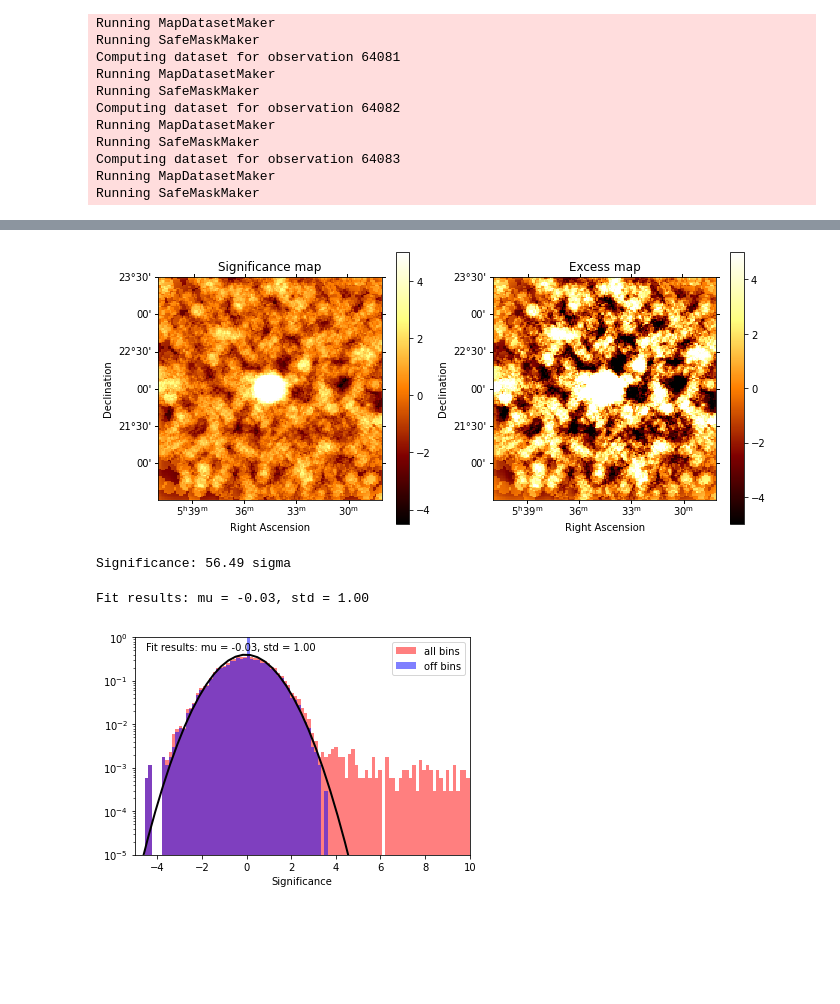
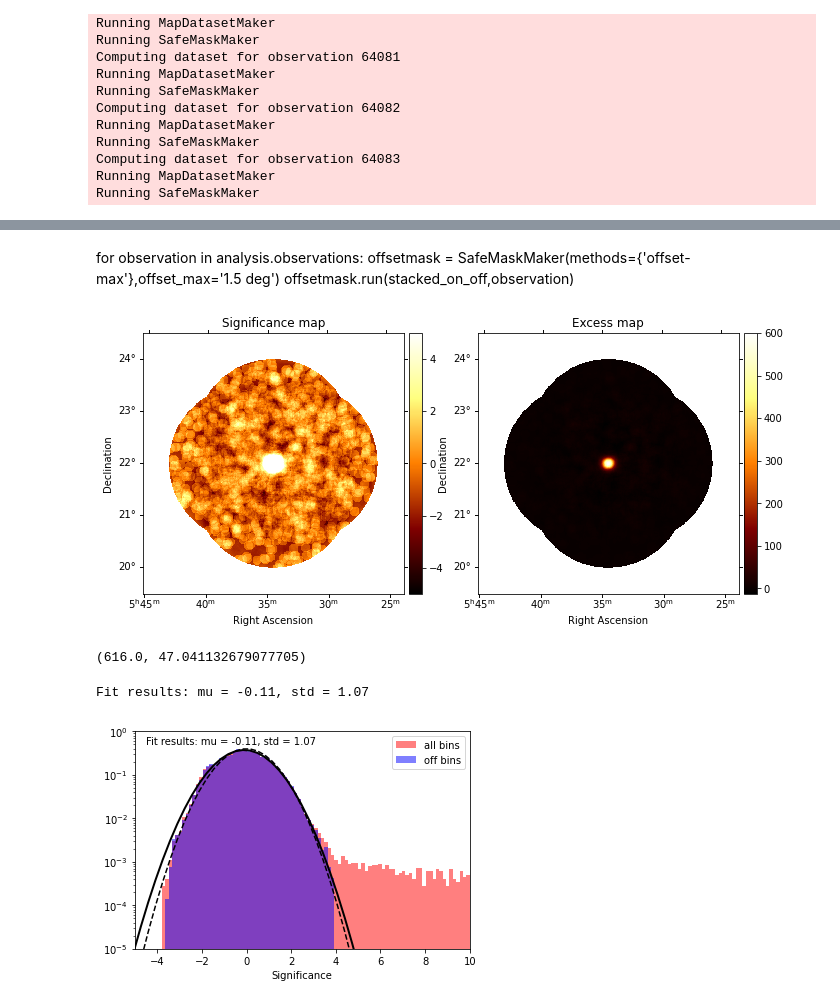
Before and after one commit to VERITAS-Observatory/gammapy-tools, a Jupyter notebook: examples/RBM_analysis.ipynb, the cells around one changed output, grey strips where cells are left out. Drawn from its saved outputs; the diff is of its cells as text; code cells hidden in the pictures; blank space fills up the shorter version.

```diff
--- a/examples/RBM_analysis.ipynb
+++ b/examples/RBM_analysis.ipynb
@@ -22,11 +26,14 @@ log = logging.getLogger(__name__)
 # %%
 source_pos = SkyCoord(83.6287500,22.0123611,unit='deg')
+#source_pos = SkyCoord(94.2125000,22.5030556,unit='deg')
 
-map_deg = 2.5
+map_deg = 5
 config = AnalysisConfig()
 # Select observations - 2.5 degrees from the source position
-config.observations.datastore = "/raid/romulus/swong/mydl3/testing"
-datastore = DataStore.from_dir("/raid/romulus/swong/mydl3/testing")
+#config.observations.datastore = "/raid/romulus/swong/gammapy-datasets/1.0/hess-dl3-dr1/"
+config.observations.datastore = "/raid/romulus/swong/mydl3/crabtestbkgs/"
+#datastore = DataStore.from_dir("/raid/romulus/swong/mydl3/crabtestbkgs/")
+#datastore = DataStore.from_dir("/raid/romulus/swong/gammapy-datasets/1.0/hess-dl3-dr1/")
 config.observations.obs_cone = {
     "frame": "icrs",
     "lon": source_pos.ra,
@@ -40,21 +47,28 @@ config.datasets.geom.wcs.skydir = {
     "lat": source_pos.dec,
     "frame": "icrs",
 }  # The WCS geometry - centered on MSH 15-52
-config.datasets.geom.wcs.width = {"width": "3 deg", "height": "3 deg"}
-config.datasets.geom.wcs.binsize = "0.02 deg"
+config.datasets.geom.wcs.width = {"width": "5 deg", "height": "5 deg"}
+config.datasets.geom.wcs.binsize = "0.01 deg"
 
 # Cutout size (for the run-wise event selection)
 config.datasets.geom.selection.offset_max = map_deg * u.deg
 
 # We now fix the energy axis for the counts map - (the reconstructed energy binning)
-config.datasets.geom.axes.energy.min = "0.2 TeV"
-config.datasets.geom.axes.energy.max = "10 TeV"
-config.datasets.geom.axes.energy.nbins = 10
+config.datasets.geom.axes.energy.min = "0.09 TeV"
+config.datasets.geom.axes.energy.max = "100 TeV"
+config.datasets.geom.axes.energy.nbins = 100
+
+# We now fix the energy axis for the counts map - (the reconstructed energy binning)
+config.datasets.geom.axes.energy_true.min = "0.01 TeV"
+config.datasets.geom.axes.energy_true.max = "200 TeV"
+config.datasets.geom.axes.energy_true.nbins = 200
 
 # We need to extract the ring for each observation separately, hence, no stacking at this stage
 config.datasets.stack = False
 
-# config.datasets.safe_mask.methods = "aeff-max"
+config.datasets.safe_mask.methods = ["aeff-default","offset-max"]
+config.datasets.safe_mask.parameters = {'aeff_percent': 0.1, 'offset_max': "1.5 deg"}
+#config.observations.obs_ids = [64082]
 
 print(config)
 # %% [output]
@@ -77,11 +91,6 @@ AnalysisConfig
         parameters: {selection_optional: all}
 # %%
 analysis = Analysis(config)
-
-# for this specific case,w e do not need fine bins in true energy
-analysis.config.datasets.geom.axes.energy_true = (
-    analysis.config.datasets.geom.axes.energy
-)
 
 # `First get the required observations
 analysis.get_observations()
@@ -242,36 +197,45 @@ stacked_on_off.peek(figsize=(14,14))
+# %% [markdown]
+for observation in analysis.observations:
+    offsetmask = SafeMaskMaker(methods={'offset-max'},offset_max='1.5 deg')
+    offsetmask.run(stacked_on_off,observation)
 # %%
-# Using a convolution radius of 0.04 degrees
-estimator = ExcessMapEstimator(0.089 * u.deg, selection_optional=[])
+#estimator = ExcessMapEstimator(0.15 * u.deg, selection_optional=[],correlate_off=False)
+estimator = ExcessMapEstimator(0.0894427191 * u.deg, selection_optional=[],correlate_off=False)
 lima_maps = estimator.run(stacked_on_off)
 
 significance_map = lima_maps["sqrt_ts"]
 excess_map = lima_maps["npred_excess"]
 
 # We can plot the excess and significance maps
 fig, (ax1, ax2) = plt.subplots(
     figsize=(11, 5), subplot_kw={"projection": lima_maps.geom.wcs}, ncols=2
 )
 
 ax1.set_title("Significance map")
-significance_map.plot(ax=ax1, add_cbar=True, vmax = 5)
+significance_map.plot(ax=ax1, add_cbar=True,vmin=-5,vmax=5)
 
 # for star in srcs_tab:
 
 ax2.set_title("Excess map")
-excess_map.plot(ax=ax2, add_cbar=True, vmin=-5, vmax = 5)
+excess_map.plot(ax=ax2, add_cbar=True)
 #fig.savefig("3C120_Maps.png")
 plt.show()
 # %% [output]
-[figure, old version]
+[figure, new version]
-# %%
-print(f'Significance: {"%.2f" % np.nanmax(significance_map.data[np.isfinite(significance_map.data)])} sigma')
-# %% [output]
-Significance: 56.49 sigma
+# %%
+lima_maps['counts'].get_by_coord((source_pos,1*u.TeV))[0],lima_maps['sqrt_ts'].get_by_coord((source_pos,1*u.TeV))[0]
+# %% [output]
+(616.0, 47.041132679077705)
 # %%
 # create a 2D mask for the images
 significance_map_off = significance_map * exclusion_mask
-significance_all = significance_map.data[np.isfinite(significance_map.data)]
-significance_off = significance_map_off.data[np.isfinite(significance_map_off.data)]
+
+significance_all = significance_map.data[
+        np.isfinite(significance_map.data)
+    ].flatten()
+significance_off = significance_map_off.data[
+        exclusion_mask & np.isfinite(significance_map_off.data)
+    ].flatten()
 
 fig, ax = plt.subplots()
 ax.hist(
@@ -297,6 +261,7 @@ mu, std = norm.fit(significance_off)
 x = np.linspace(-8, 8, 50)
 p = norm.pdf(x, mu, std)
 ax.plot(x, p, lw=2, color="black")
+ax.plot(x,norm.pdf(x,0,1),color='k',ls='--')
 ax.legend()
 ax.set_xlabel("Significance")
 ax.set_yscale("log")
@@ -306,8 +271,7 @@ ax.set_xlim(-5, 10)
 
 print(f"Fit results: mu = {mu:.2f}, std = {std:.2f}")
 ax.text(-4.5, 0.5, f"Fit results: mu = {mu:.2f}, std = {std:.2f}")
-#plt.savefig("3C120_RBM.png")
 plt.show()
 # %% [output]
-Fit results: mu = -0.03, std = 1.00
+Fit results: mu = -0.11, std = 1.07
-[figure, old version]
+[figure, new version]
```
Also changed, not shown: parts of 11 cells of this notebook, 2 other files.
